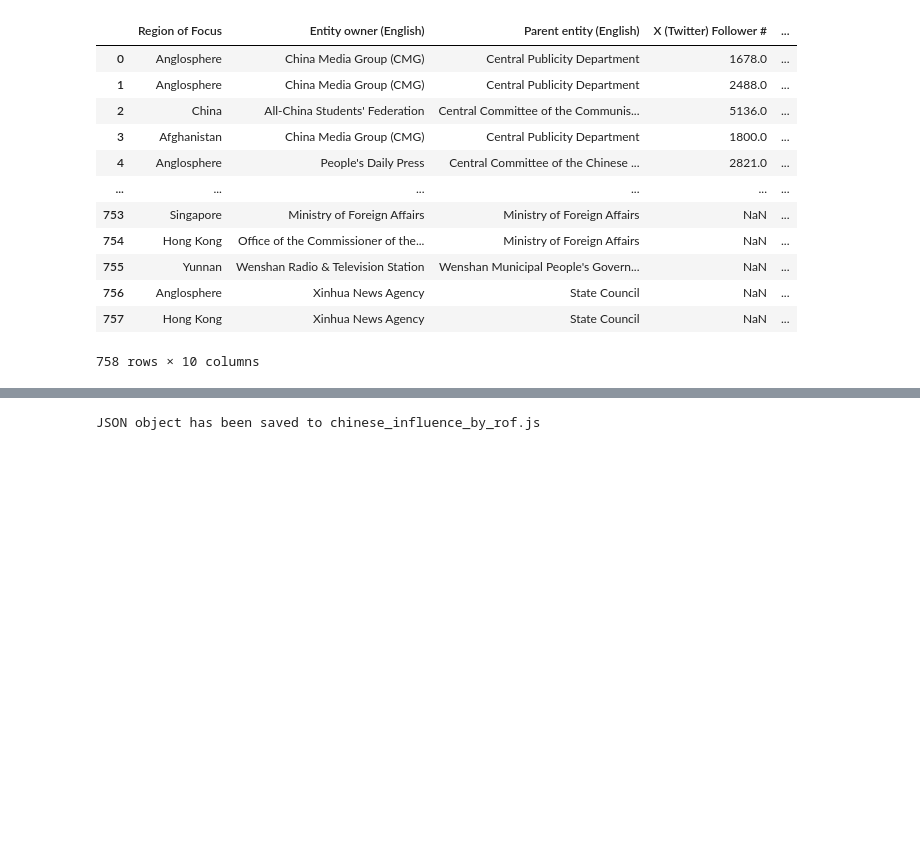
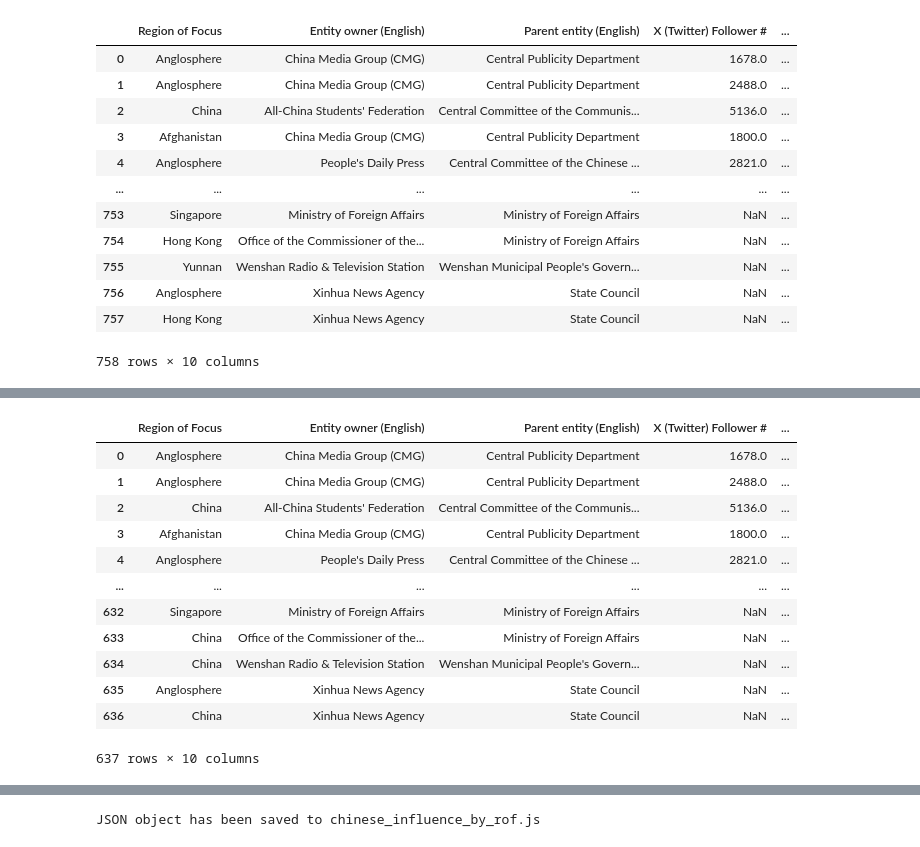
Before and after one commit to YoshikuYuu/SchulichIgnite2023, a Jupyter notebook: notebook.ipynb, the cells around one changed output, grey strips where cells are left out. Saved outputs shown, nothing was run; the diff lists cells and outputs as text; code cells hidden in the pictures; blank space fills up the shorter version.

```diff
--- a/notebook.ipynb
+++ b/notebook.ipynb
@@ -67,0 +258,11 @@ for index, series in main_df.iterrows():
+# %%
+def log(x):
+    scaled_value = np.log10(x) / 10
+    return scaled_value
+
+rof_followers_df = main_df.groupby('Region of Focus')['Total Followers'].sum().reset_index()
+rof_followers_df = rof_followers_df[rof_followers_df['Total Followers'] > 50000]
+rof_followers_df = rof_followers_df.sort_values(by=['Total Followers'], ascending=False).reset_index(drop=True)
+rof_followers_df['Radius'] = rof_followers_df['Total Followers'].apply(func = log)
+print(rof_followers_df)
+print(rof_followers_df['Region of Focus'].to_list())
@@ -67,0 +287,17 @@ for index, series in main_df.iterrows():
+# %%
+final_main_df = main_df[main_df['Region of Focus'].isin(rof_followers_df['Region of Focus'].to_list())].reset_index(drop=True)
+final_main_df
+# %% [output]
+|  | Region of Focus | Entity owner (English) | Parent entity (English) | X (Twitter) Follower # | ... |
+| 0 | Anglosphere | China Media Group (CMG) | Central Publicity Department | 1678.0 | ... |
+| 1 | Anglosphere | China Media Group (CMG) | Central Publicity Department | 2488.0 | ... |
+| 2 | China | All-China Students' Federation | Central Committee of the Communis... | 5136.0 | ... |
+| 3 | Afghanistan | China Media Group (CMG) | Central Publicity Department | 1800.0 | ... |
+| 4 | Anglosphere | People's Daily Press | Central Committee of the Chinese ... | 2821.0 | ... |
+| ... | ... | ... | ... | ... | ... |
+| 632 | Singapore | Ministry of Foreign Affairs | Ministry of Foreign Affairs | NaN | ... |
+| 633 | China | Office of the Commissioner of the... | Ministry of Foreign Affairs | NaN | ... |
+| 634 | China | Wenshan Radio & Television Station | Wenshan Municipal People's Govern... | NaN | ... |
+| 635 | Anglosphere | Xinhua News Agency | State Council | NaN | ... |
+| 636 | China | Xinhua News Agency | State Council | NaN | ... |
+637 rows × 10 columns
```
Also changed, not shown: parts of 17 cells of this notebook, 1 other file.
